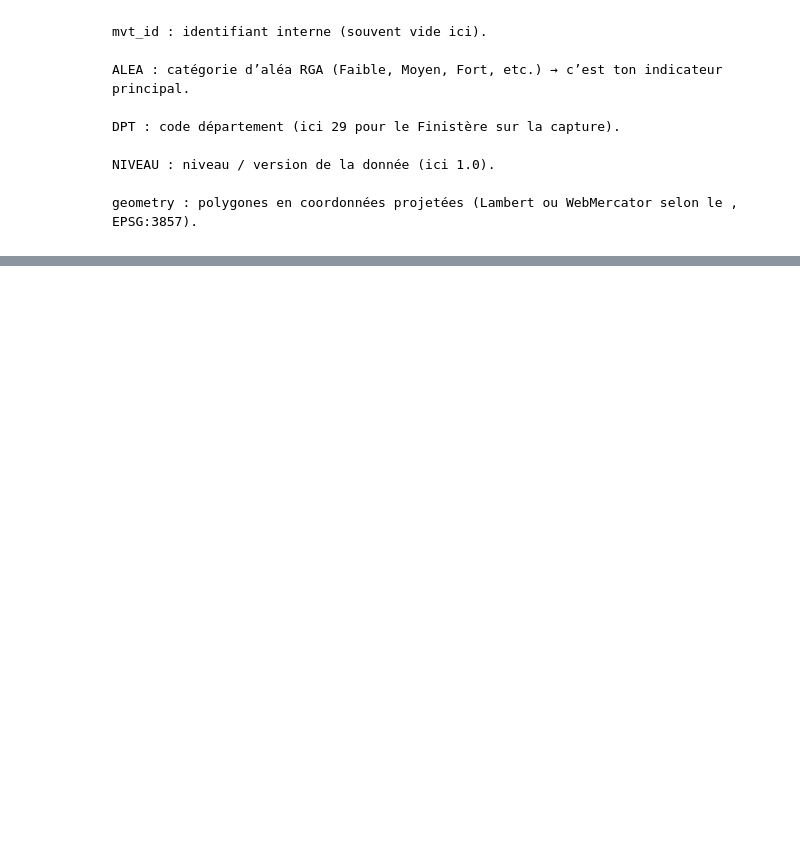
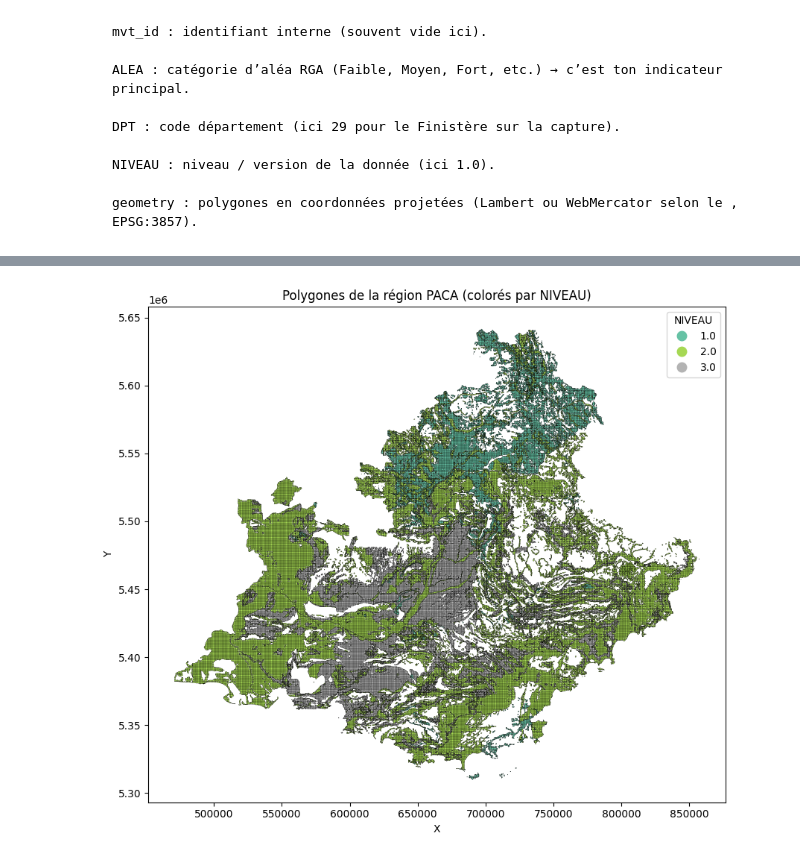
Before and after one commit to Lanouraf/Climate_Risk_Project_SWI_MS_A, a Jupyter notebook: data_processing.ipynb, the cells around one changed output, grey strips where cells are left out. Cells and saved outputs as stored; diff of their text form; code cells hidden in the pictures; blank space fills up the shorter version.

```diff
--- a/data_processing.ipynb
+++ b/data_processing.ipynb
@@ -332,3 +359,30 @@ plt.show()
+# %%
+# Liste des codes INSEE des départements de la région PACA (entiers)
+paca_departments = [4, 5, 6, 13, 83, 84]
+
+selected_paca = argile_gdf[argile_gdf['DPT'].isin(paca_departments)].copy()
+
+if selected_paca.empty:
+    print("Aucune géométrie pour la région PACA.")
+else:
+    selected_paca['NIVEAU'] = selected_paca['NIVEAU'].astype('category')
+
+    fig, ax = plt.subplots(figsize=(10, 10))
+    selected_paca.plot(
+        column='NIVEAU',
+        cmap='Set2',
+        legend=True,
+        legend_kwds={'title': 'NIVEAU'},
+        ax=ax,
+        edgecolor='black',
+        linewidth=0.2
+    )
+    ax.set_title("Polygones de la région PACA (colorés par NIVEAU)")
+    ax.set_xlabel("X")
+    ax.set_ylabel("Y")
+    plt.show()
+# %% [output]
+[figure, added]
 # %%
 # Liste des codes INSEE des départements de la région PACA
 paca_departments = ['04', '05', '06', '13', '83', '84']
```
Also changed, not shown: parts of 7 cells of this notebook.
